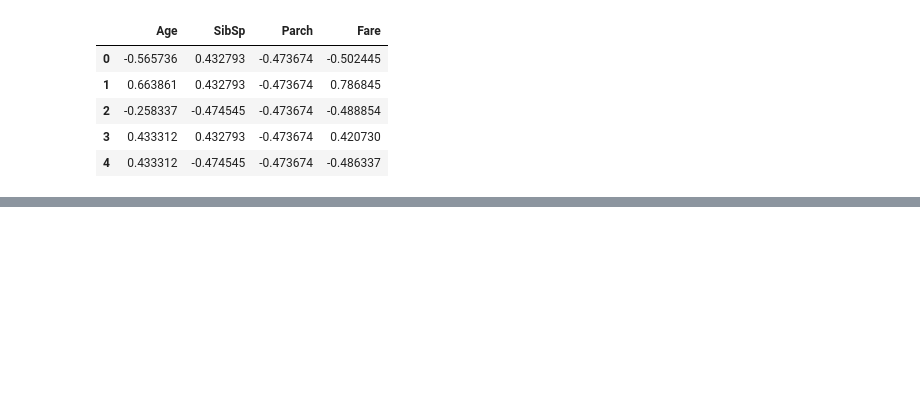
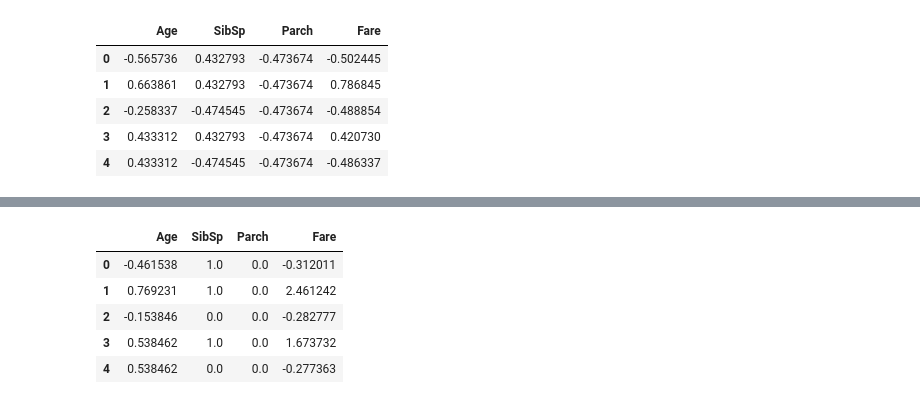
Before and after one commit to shy942/ML-exploration, a Jupyter notebook: notebooks/02_Data_Preprocessing.ipynb, the cells around one changed output, grey strips where cells are left out. Cells and saved outputs as stored; diff of their text form; code cells hidden in the pictures; blank space fills up the shorter version.

```diff
--- a/notebooks/02_Data_Preprocessing.ipynb
+++ b/notebooks/02_Data_Preprocessing.ipynb
@@ -221,0 +235,13 @@ df
+# %%
+# RobustScaler
+robust_scaler = RobustScaler()
+robust_scaler = robust_scaler.fit(concat_df[numerical_features_to_scale])
+robust_scaled_df = pd.DataFrame(robust_scaler.transform(concat_df[numerical_features_to_scale]), columns=numerical_features_to_scale)
+robust_scaled_df.head()
+# %% [output]
+|  | Age | SibSp | Parch | Fare |
+| 0 | -0.461538 | 1.0 | 0.0 | -0.312011 |
+| 1 | 0.769231 | 1.0 | 0.0 | 2.461242 |
+| 2 | -0.153846 | 0.0 | 0.0 | -0.282777 |
+| 3 | 0.538462 | 1.0 | 0.0 | 1.673732 |
+| 4 | 0.538462 | 0.0 | 0.0 | -0.277363 |
```
Also changed, not shown: parts of 4 cells of this notebook.
